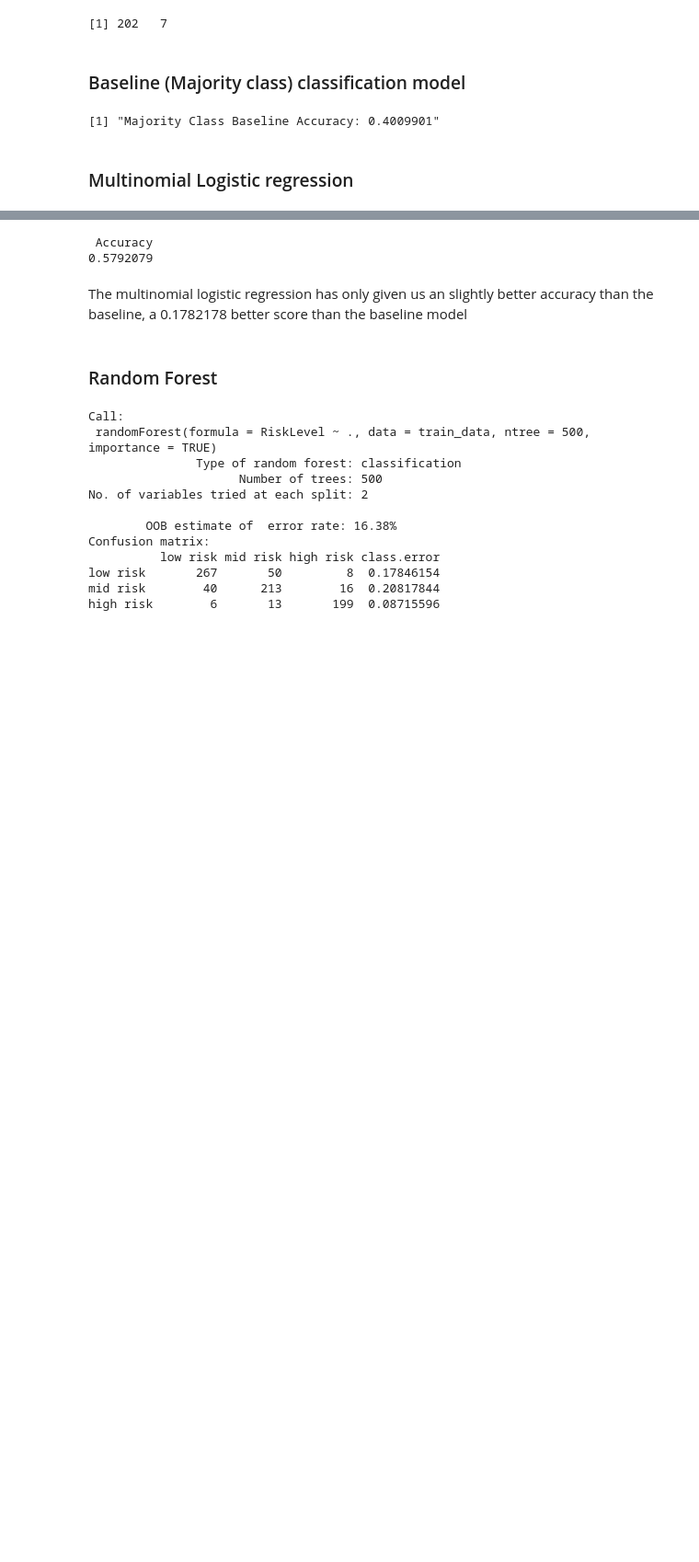
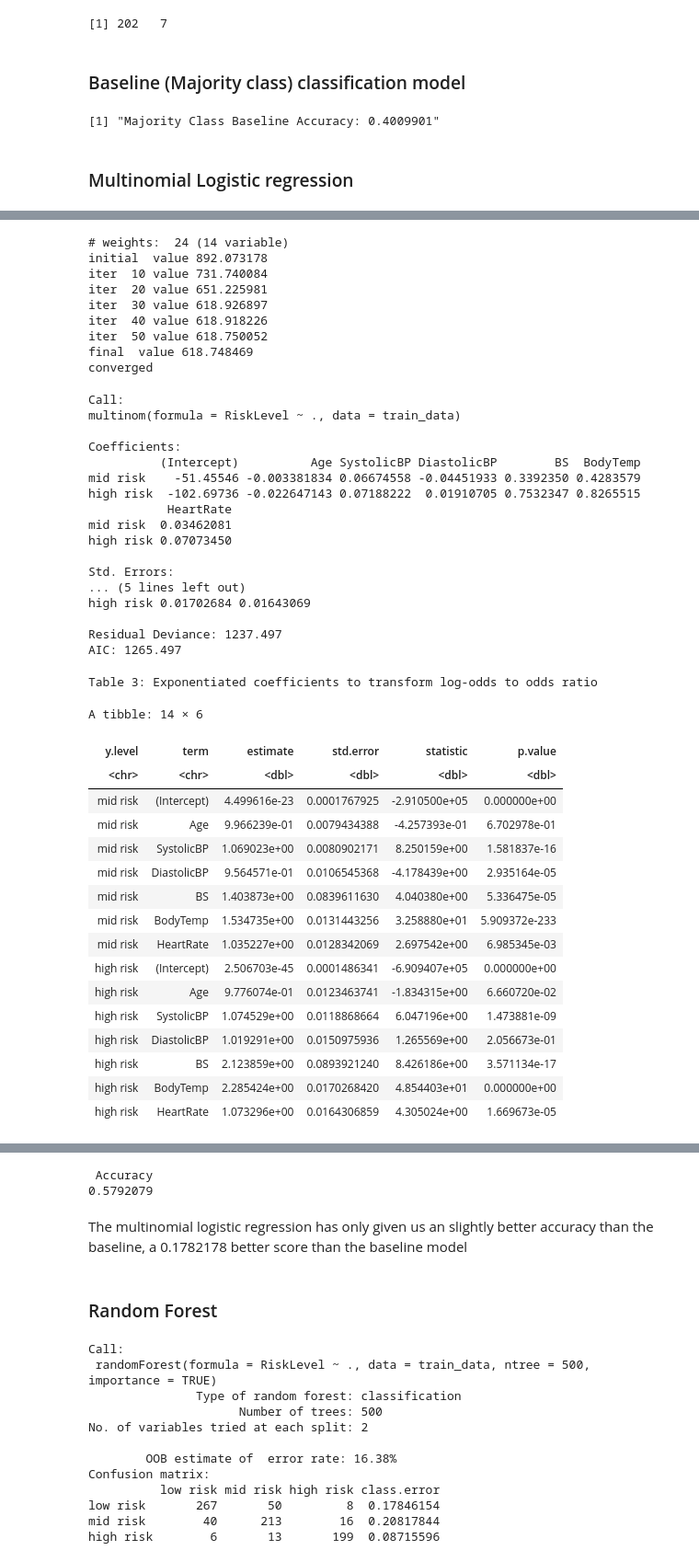
Before and after one commit to DSCI-310-2025/dsci-310-group-03, a Jupyter notebook: data_analysis.ipynb, the cells around one changed output, grey strips where cells are left out. Shown at 92% size. Drawn from its saved outputs; the diff is of its cells as text; code cells hidden in the pictures; blank space fills up the shorter version.

Commit message:
discussion + added a table

```diff
--- a/data_analysis.ipynb
+++ b/data_analysis.ipynb
@@ -281,3 +251,56 @@ AIC: 1265.497
+# %%
+multinom_logistic <- multinom(RiskLevel ~ ., data = train_data)
+
+summary(multinom_logistic)
+cat("\n\033[1mTable 3: Exponentiated coefficients to transform log-odds to odds ratio\033[0m\n\n")
+
+multinom_logistic %>%
+    tidy(exp = TRUE)
+# %% [output]
+# weights:  24 (14 variable)
+initial  value 892.073178
+iter  10 value 731.740084
+iter  20 value 651.225981
+iter  30 value 618.926897
+iter  40 value 618.918226
+iter  50 value 618.750052
+final  value 618.748469
+converged
+Call:
+multinom(formula = RiskLevel ~ ., data = train_data)
+
+Coefficients:
+          (Intercept)          Age SystolicBP DiastolicBP        BS  BodyTemp
+mid risk    -51.45546 -0.003381834 0.06674558 -0.04451933 0.3392350 0.4283579
+high risk  -102.69736 -0.022647143 0.07188222  0.01910705 0.7532347 0.8265515
+           HeartRate
+mid risk  0.03462081
+high risk 0.07073450
+
+Std. Errors:
+... (5 lines left out)
+high risk 0.01702684 0.01643069
+
+Residual Deviance: 1237.497
+AIC: 1265.497
+Table 3: Exponentiated coefficients to transform log-odds to odds ratio
+A tibble: 14 × 6
+| y.level | term | estimate | std.error | statistic | p.value |
+| <chr> | <chr> | <dbl> | <dbl> | <dbl> | <dbl> |
+| mid risk | (Intercept) | 4.499616e-23 | 0.0001767925 | -2.910500e+05 | 0.000000e+00 |
+| mid risk | Age | 9.966239e-01 | 0.0079434388 | -4.257393e-01 | 6.702978e-01 |
+| mid risk | SystolicBP | 1.069023e+00 | 0.0080902171 | 8.250159e+00 | 1.581837e-16 |
+| mid risk | DiastolicBP | 9.564571e-01 | 0.0106545368 | -4.178439e+00 | 2.935164e-05 |
+| mid risk | BS | 1.403873e+00 | 0.0839611630 | 4.040380e+00 | 5.336475e-05 |
+| mid risk | BodyTemp | 1.534735e+00 | 0.0131443256 | 3.258880e+01 | 5.909372e-233 |
+| mid risk | HeartRate | 1.035227e+00 | 0.0128342069 | 2.697542e+00 | 6.985345e-03 |
+| high risk | (Intercept) | 2.506703e-45 | 0.0001486341 | -6.909407e+05 | 0.000000e+00 |
+| high risk | Age | 9.776074e-01 | 0.0123463741 | -1.834315e+00 | 6.660720e-02 |
+| high risk | SystolicBP | 1.074529e+00 | 0.0118868664 | 6.047196e+00 | 1.473881e-09 |
+| high risk | DiastolicBP | 1.019291e+00 | 0.0150975936 | 1.265569e+00 | 2.056673e-01 |
+| high risk | BS | 2.123859e+00 | 0.0893921240 | 8.426186e+00 | 3.571134e-17 |
+| high risk | BodyTemp | 2.285424e+00 | 0.0170268420 | 4.854403e+01 | 0.000000e+00 |
+| high risk | HeartRate | 1.073296e+00 | 0.0164306859 | 4.305024e+00 | 1.669673e-05 |
 # %%
 test_predictions <- predict(multinom_logistic, newdata = test_data)
 
```
Also changed, not shown: parts of 8 cells of this notebook.
